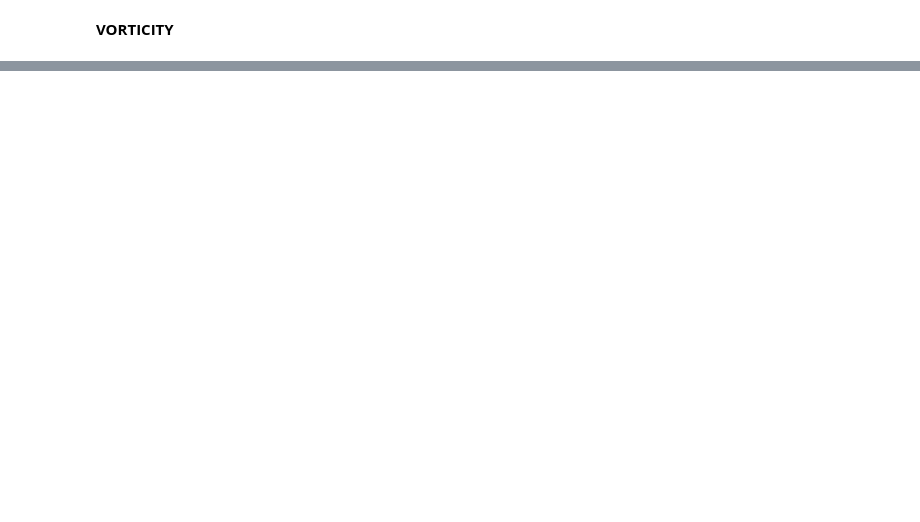
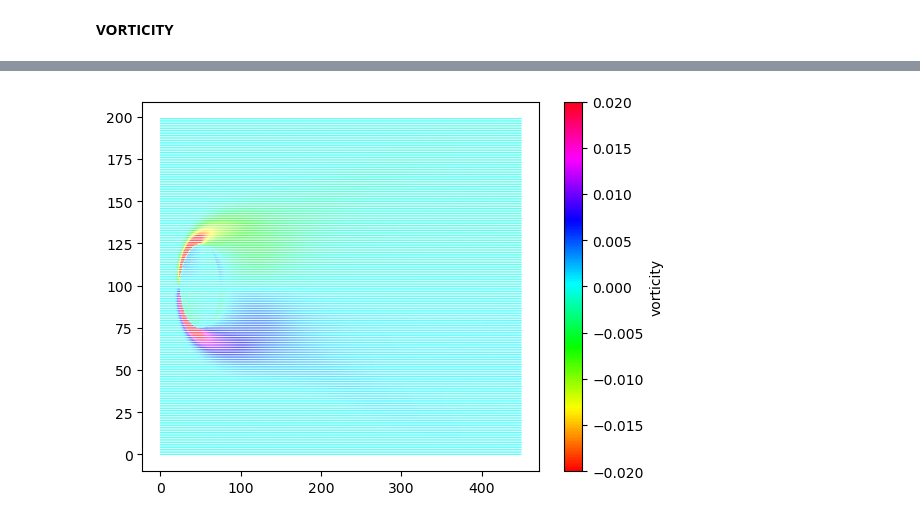
Before and after one commit to ela-d/DMD, a Jupyter notebook: DMD_algoritam1.ipynb, the cells around one changed output, grey strips where cells are left out. Drawn from its saved outputs; the diff is of its cells as text; code cells hidden in the pictures; blank space fills up the shorter version.

Commit message:
basic DMD applied on vorticity

```diff
--- a/DMD_algoritam1.ipynb
+++ b/DMD_algoritam1.ipynb
@@ -514,0 +579,24 @@ plt.show()
+# %%
+"""#sa obje brzine i vorticity
+S = np.concatenate((u, v, vort), axis=0)
+N=S.shape[1]
+Z, L= DMD(S[:,:N-1], S[:,1:N], k=44)
+Z.shape
+L
+
+plt.figure()
+koji_z=0
+q = plt.quiver(x_os_2, y_os_2, Z[:nx*ny,koji_z], Z[nx*ny:nx*ny*2,koji_z], np.real(Z[nx*ny*2:,koji_z]), cmap='hsv', scale=5)
+q.set_clim(-0.02, 0.02)
+cb = plt.colorbar(q)
+cb.set_label('vorticity')
+plt.show()
+
+plt.figure()
+q = plt.quiver(x_os_2, y_os_2, Z[:nx*ny,koji_z], Z[nx*ny:nx*ny*2,koji_z], np.imag(Z[nx*ny*2:,koji_z]), cmap='hsv', scale=1)
+q.set_clim(-0.005, 0.005)
+cb = plt.colorbar(q)
+cb.set_label('vorticity')
+plt.show()"""
+# %% [output]
+[figure, added]
```
Also changed, not shown: parts of 19 cells of this notebook.
